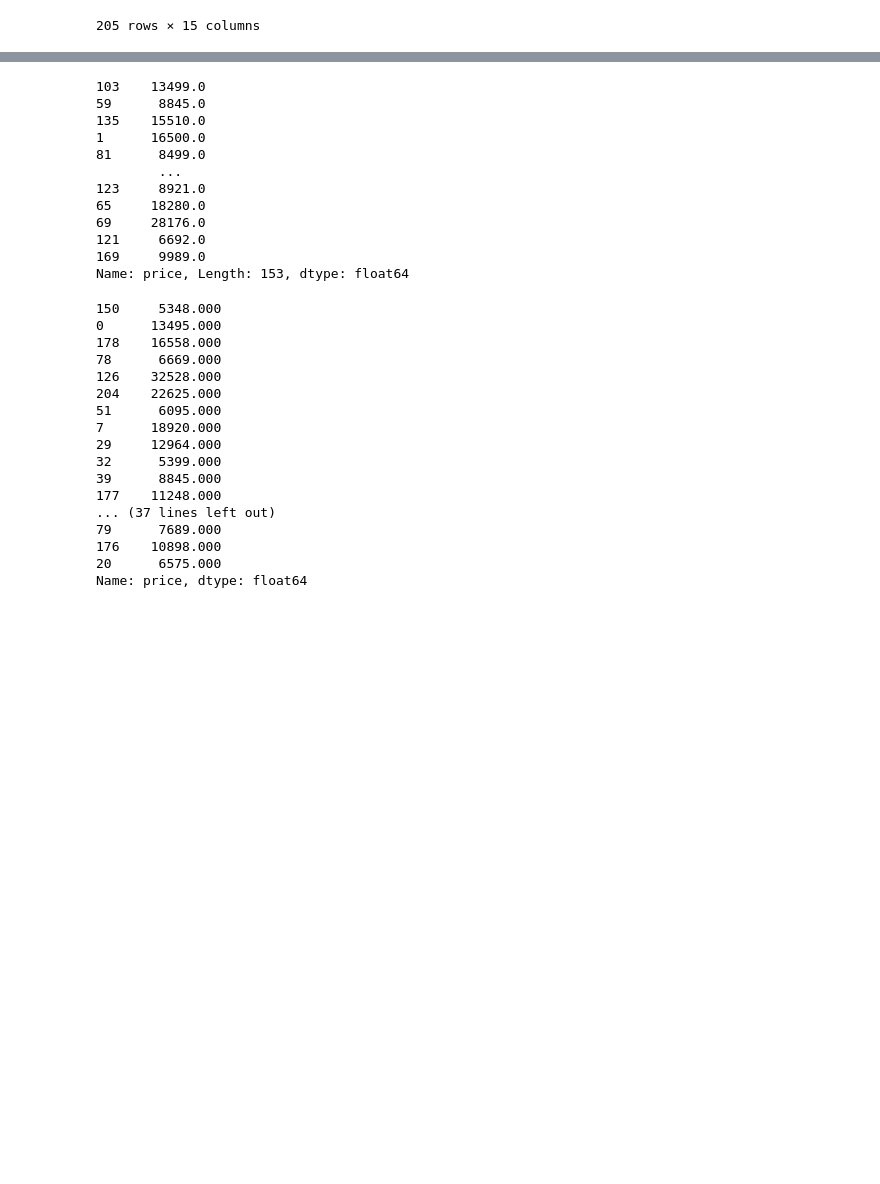
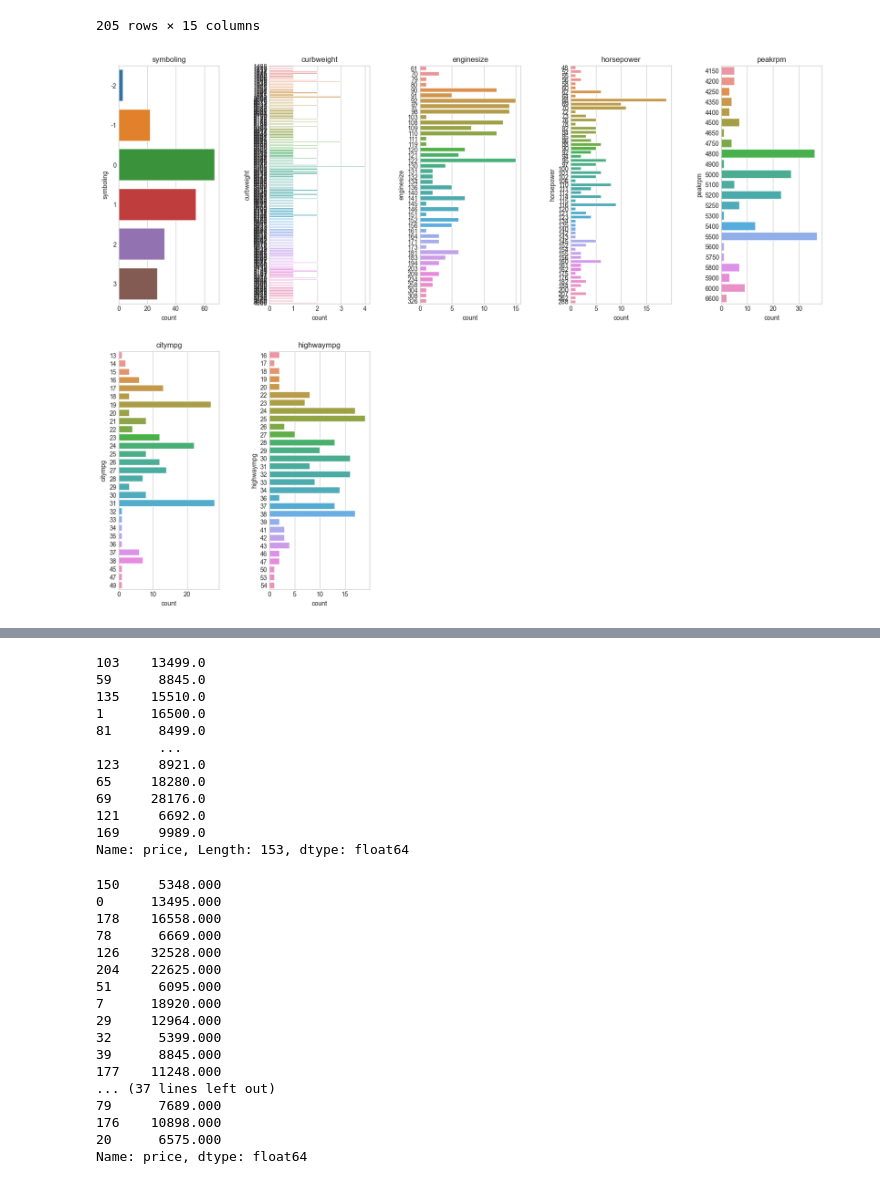
Before and after one commit to abd1bayev/Vehicle-analysis_and_forecasting, a Jupyter notebook: Car_analysis.ipynb, the cells around one changed output, grey strips where cells are left out. Saved outputs shown, nothing was run; the diff lists cells and outputs as text; code cells hidden in the pictures; blank space fills up the shorter version.

```diff
--- a/Car_analysis.ipynb
+++ b/Car_analysis.ipynb
@@ -160,4 +171,22 @@ car_data
 | 203 | -1 | 109.1 | 188.8 | 68.9 | 55.5 | 3217 | 145 | 3.01 | 3.40 | ... |
 | 204 | -1 | 109.1 | 188.8 | 68.9 | 55.5 | 3062 | 141 | 3.78 | 3.15 | ... |
 205 rows × 15 columns
+# %%
+def plot_bivariate_bar(dataset, cols, width, height, hspace, wspace):
+    dataset = dataset.select_dtypes(include=[np.int64])
+    plt.style.use('seaborn-whitegrid')
+    fig = plt.figure(figsize=(width,height))
+    fig.subplots_adjust(left=None, bottom=None, right=None, top=None, wspace=wspace, hspace=hspace)
+    rows = math.ceil(float(dataset.shape[1]) / cols)
+    for i, column in enumerate(dataset.columns):
+        ax = fig.add_subplot(rows, cols, i + 1)
+        ax.set_title(column)
+        if dataset.dtypes[column] == np.int64:
+            g = sns.countplot(y=column, data=dataset)
+            substrings = [s.get_text()[:15] for s in g.get_yticklabels()]
+            g.set(yticklabels=substrings)
+
+plot_bivariate_bar(car_df, cols=5, width=20, height=15, hspace=0.2, wspace=0.5)
+# %% [output]
+[figure, added]
 # %%
```
Also changed, not shown: parts of 9 cells of this notebook, 2 other files.
